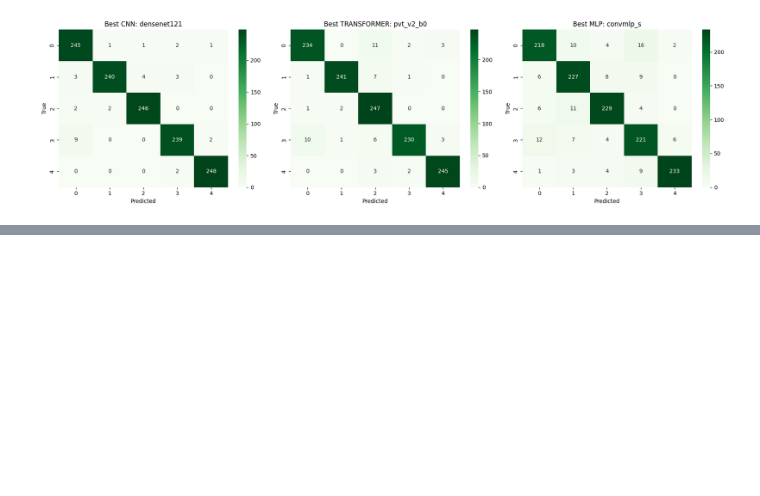
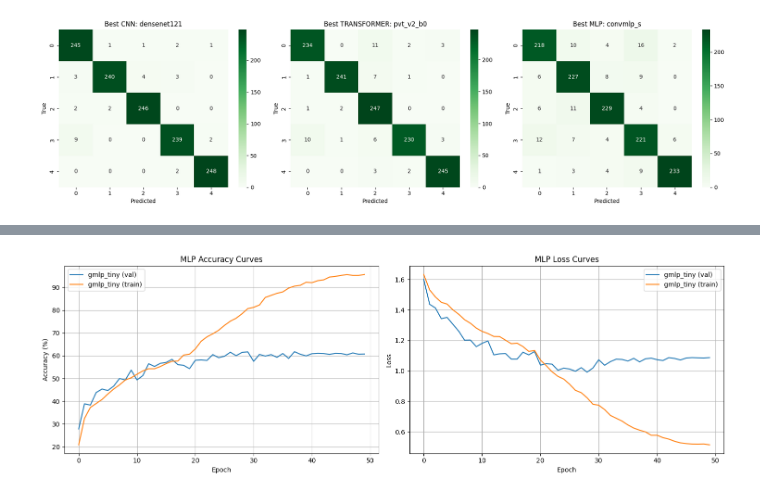
Before and after one commit to salmataha12/dl, a Jupyter notebook: main.ipynb, the cells around one changed output, grey strips where cells are left out. Drawn from its saved outputs; the diff is of its cells as text; code cells hidden in the pictures; blank space fills up the shorter version.

```diff
--- a/main.ipynb
+++ b/main.ipynb
@@ -532,0 +696,4 @@ if best_metrics_df is not None:
+# %%
+plot_learning_curves(all_metrics, 'MLP')
+# %% [output]
+[figure, added]
```
Also changed, not shown: parts of 11 cells of this notebook, 16 other files.
